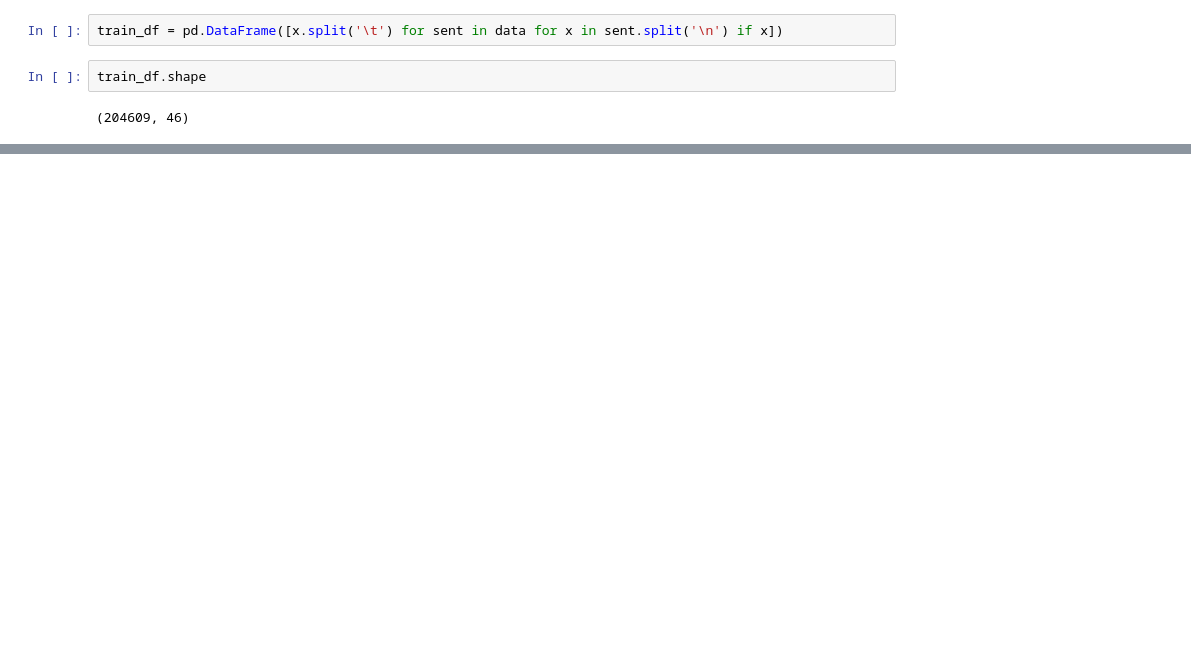
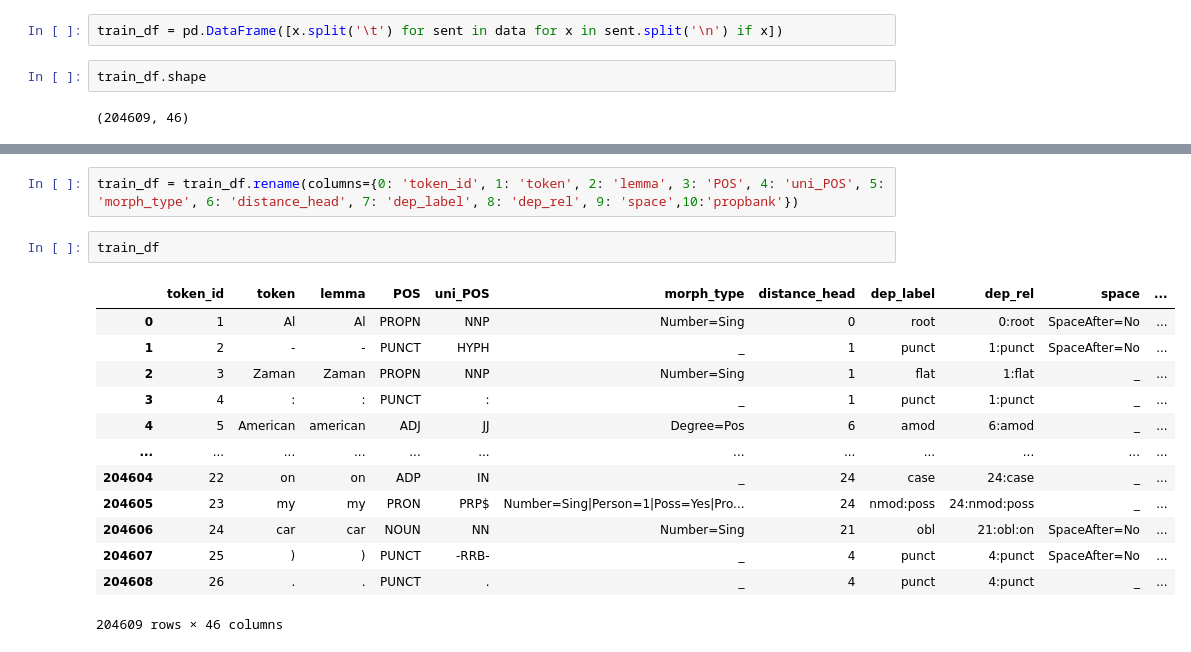
Before and after one commit to hasan-sh/advanced-nlp, a Jupyter notebook: Assignment 2/Untitled.ipynb, the cells around one changed output, grey strips where cells are left out. Saved outputs shown, nothing was run; the diff lists cells and outputs as text; blank space fills up the shorter version.

```diff
--- a/Assignment 2/Untitled.ipynb
+++ b/Assignment 2/Untitled.ipynb
@@ -81,0 +62,18 @@ train_parsed[0][6]
+# %%
+train_df = train_df.rename(columns={0: 'token_id', 1: 'token', 2: 'lemma', 3: 'POS', 4: 'uni_POS', 5: 'morph_type', 6: 'distance_head', 7: 'dep_label', 8: 'dep_rel', 9: 'space',10:'propbank'})
+# %%
+train_df
+# %% [output]
+|  | token_id | token | lemma | POS | uni_POS | morph_type | distance_head | dep_label | dep_rel | space | ... |
+| 0 | 1 | Al | Al | PROPN | NNP | Number=Sing | 0 | root | 0:root | SpaceAfter=No | ... |
+| 1 | 2 | - | - | PUNCT | HYPH | _ | 1 | punct | 1:punct | SpaceAfter=No | ... |
+| 2 | 3 | Zaman | Zaman | PROPN | NNP | Number=Sing | 1 | flat | 1:flat | _ | ... |
+| 3 | 4 | : | : | PUNCT | : | _ | 1 | punct | 1:punct | _ | ... |
+| 4 | 5 | American | american | ADJ | JJ | Degree=Pos | 6 | amod | 6:amod | _ | ... |
+| ... | ... | ... | ... | ... | ... | ... | ... | ... | ... | ... | ... |
+| 204604 | 22 | on | on | ADP | IN | _ | 24 | case | 24:case | _ | ... |
+| 204605 | 23 | my | my | PRON | PRP$ | Number=Sing|Person=1|Poss=Yes|Pro... | 24 | nmod:poss | 24:nmod:poss | _ | ... |
+| 204606 | 24 | car | car | NOUN | NN | Number=Sing | 21 | obl | 21:obl:on | SpaceAfter=No | ... |
+| 204607 | 25 | ) | ) | PUNCT | -RRB- | _ | 4 | punct | 4:punct | SpaceAfter=No | ... |
+| 204608 | 26 | . | . | PUNCT | . | _ | 4 | punct | 4:punct | _ | ... |
+204609 rows × 46 columns
```
Also changed, not shown: parts of 12 cells of this notebook.
